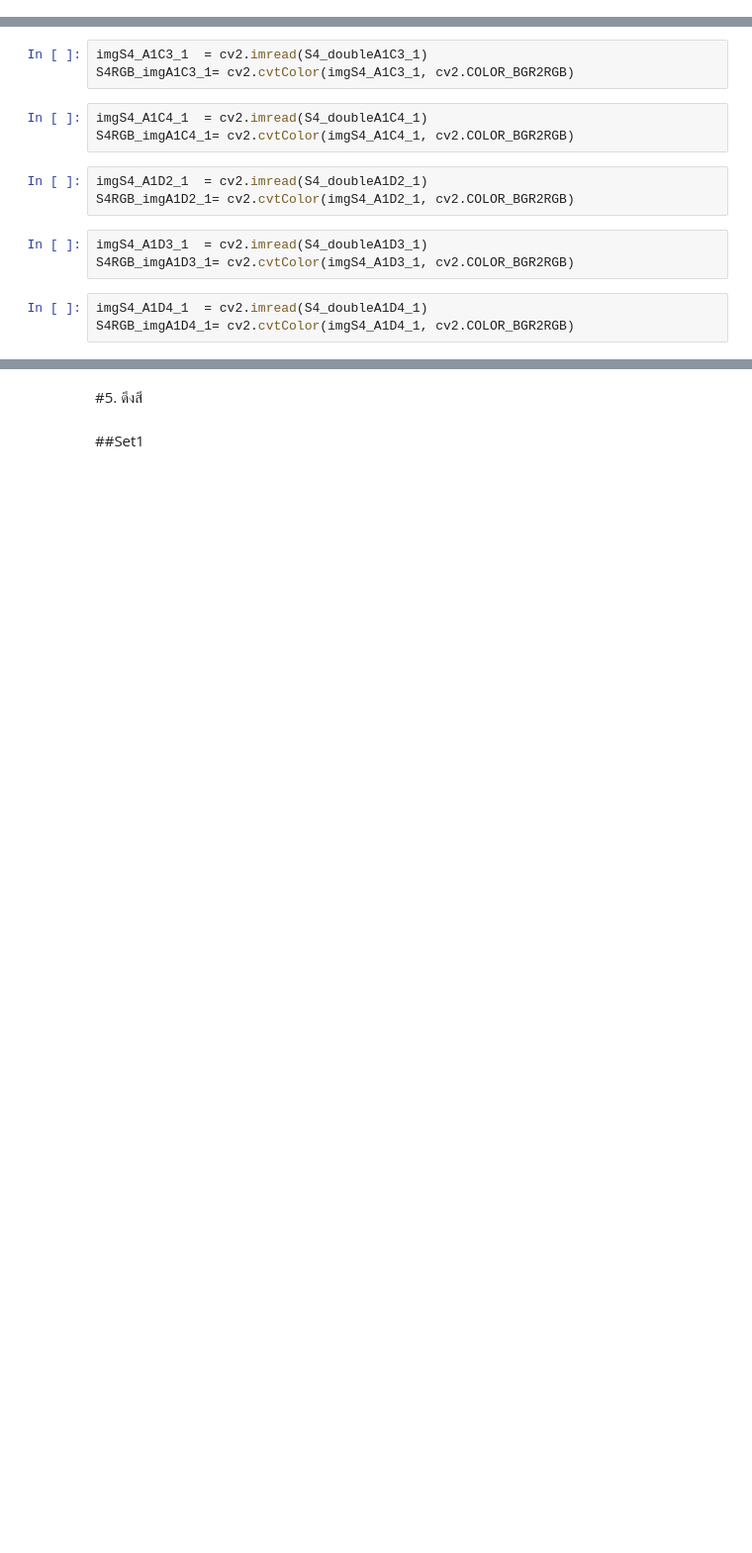
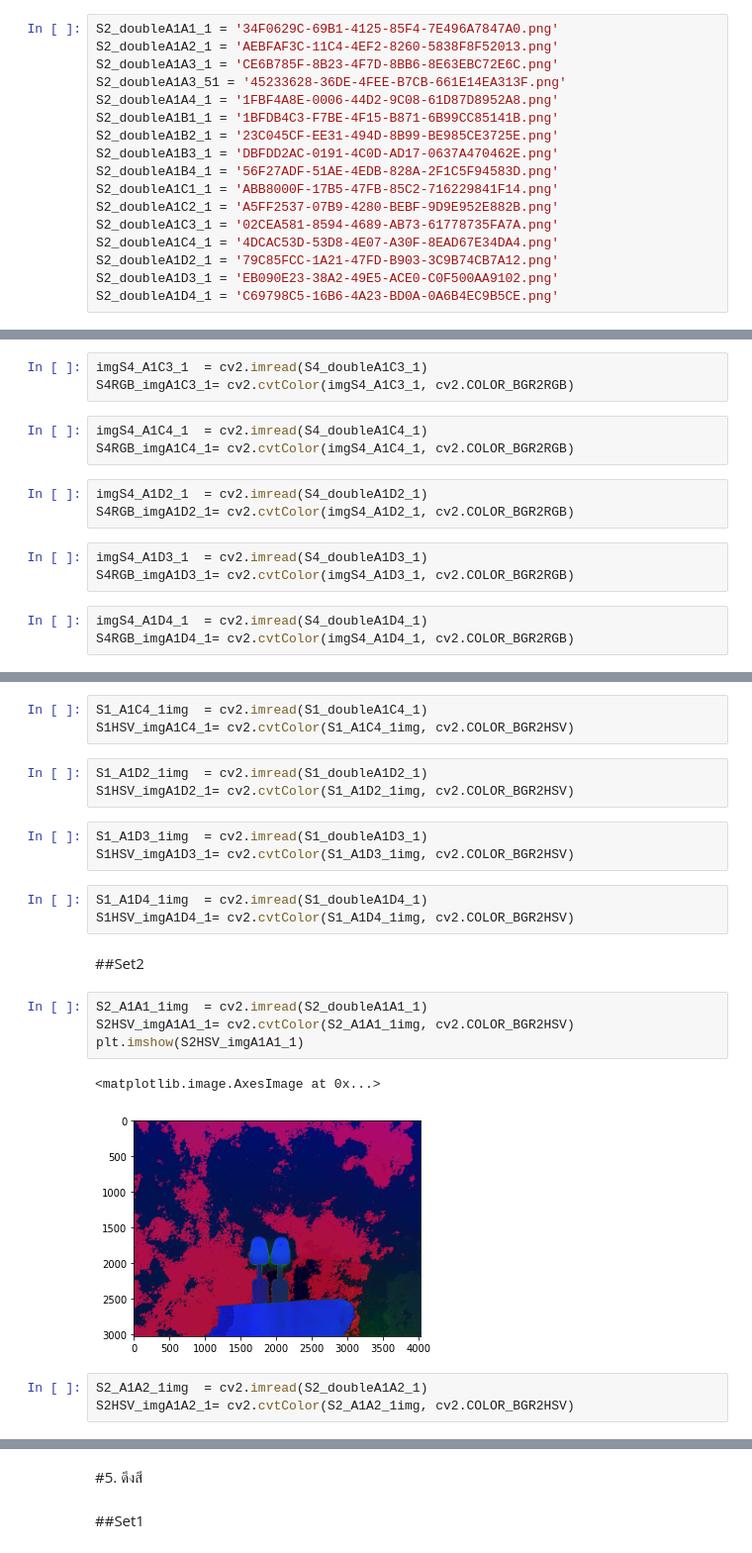
Before and after one commit to Kggzzz/Project_2021_matchingcolor, a Jupyter notebook: prepare_A1.ipynb, the cells around one changed output, grey strips where cells are left out. Shown at 99% size. Saved outputs shown, nothing was run; the diff lists cells and outputs as text; blank space fills up the shorter version.

```diff
--- a/prepare_A1.ipynb
+++ b/prepare_A1.ipynb
@@ -50,2 +77,19 @@ S2_doubleA1D4_1 = ''
+# %%
+S2_doubleA1A1_1 = '34F0629C-69B1-4125-85F4-7E496A7847A0.png'
+S2_doubleA1A2_1 = 'AEBFAF3C-11C4-4EF2-8260-5838F8F52013.png'
+S2_doubleA1A3_1 = 'CE6B785F-8B23-4F7D-8BB6-8E63EBC72E6C.png'
+S2_doubleA1A3_51 = '45233628-36DE-4FEE-B7CB-661E14EA313F.png'
+S2_doubleA1A4_1 = '1FBF4A8E-0006-44D2-9C08-61D87D8952A8.png'
+S2_doubleA1B1_1 = '1BFDB4C3-F7BE-4F15-B871-6B99CC85141B.png'
+S2_doubleA1B2_1 = '23C045CF-EE31-494D-8B99-BE985CE3725E.png'
+S2_doubleA1B3_1 = 'DBFDD2AC-0191-4C0D-AD17-0637A470462E.png'
+S2_doubleA1B4_1 = '56F27ADF-51AE-4EDB-828A-2F1C5F94583D.png'
+S2_doubleA1C1_1 = 'ABB8000F-17B5-47FB-85C2-716229841F14.png'
+S2_doubleA1C2_1 = 'A5FF2537-07B9-4280-BEBF-9D9E952E882B.png'
+S2_doubleA1C3_1 = '02CEA581-8594-4689-AB73-61778735FA7A.png'
+S2_doubleA1C4_1 = '4DCAC53D-53D8-4E07-A30F-8EAD67E34DA4.png'
+S2_doubleA1D2_1 = '79C85FCC-1A21-47FD-B903-3C9B74CB7A12.png'
+S2_doubleA1D3_1 = 'EB090E23-38A2-49E5-ACE0-C0F500AA9102.png'
+S2_doubleA1D4_1 = 'C69798C5-16B6-4A23-BD0A-0A6B4EC9B5CE.png'
 # %% [markdown]
 ##Set3
@@ -498,0 +716,24 @@ S4RGB_imgA1D4_1= cv2.cvtColor(imgS4_A1D4_1, cv2.COLOR_BGR2RGB)
+# %%
+S1_A1C4_1img  = cv2.imread(S1_doubleA1C4_1)
+S1HSV_imgA1C4_1= cv2.cvtColor(S1_A1C4_1img, cv2.COLOR_BGR2HSV)
+# %%
+S1_A1D2_1img  = cv2.imread(S1_doubleA1D2_1)
+S1HSV_imgA1D2_1= cv2.cvtColor(S1_A1D2_1img, cv2.COLOR_BGR2HSV)
+# %%
+S1_A1D3_1img  = cv2.imread(S1_doubleA1D3_1)
+S1HSV_imgA1D3_1= cv2.cvtColor(S1_A1D3_1img, cv2.COLOR_BGR2HSV)
+# %%
+S1_A1D4_1img  = cv2.imread(S1_doubleA1D4_1)
+S1HSV_imgA1D4_1= cv2.cvtColor(S1_A1D4_1img, cv2.COLOR_BGR2HSV)
+# %% [markdown]
+##Set2
+# %%
+S2_A1A1_1img  = cv2.imread(S2_doubleA1A1_1)
+S2HSV_imgA1A1_1= cv2.cvtColor(S2_A1A1_1img, cv2.COLOR_BGR2HSV)
+plt.imshow(S2HSV_imgA1A1_1)
+# %% [output]
+<matplotlib.image.AxesImage at 0x...>
+[figure, added]
+# %%
+S2_A1A2_1img  = cv2.imread(S2_doubleA1A2_1)
+S2HSV_imgA1A2_1= cv2.cvtColor(S2_A1A2_1img, cv2.COLOR_BGR2HSV)
```
Also changed, not shown: parts of 562 cells of this notebook.
